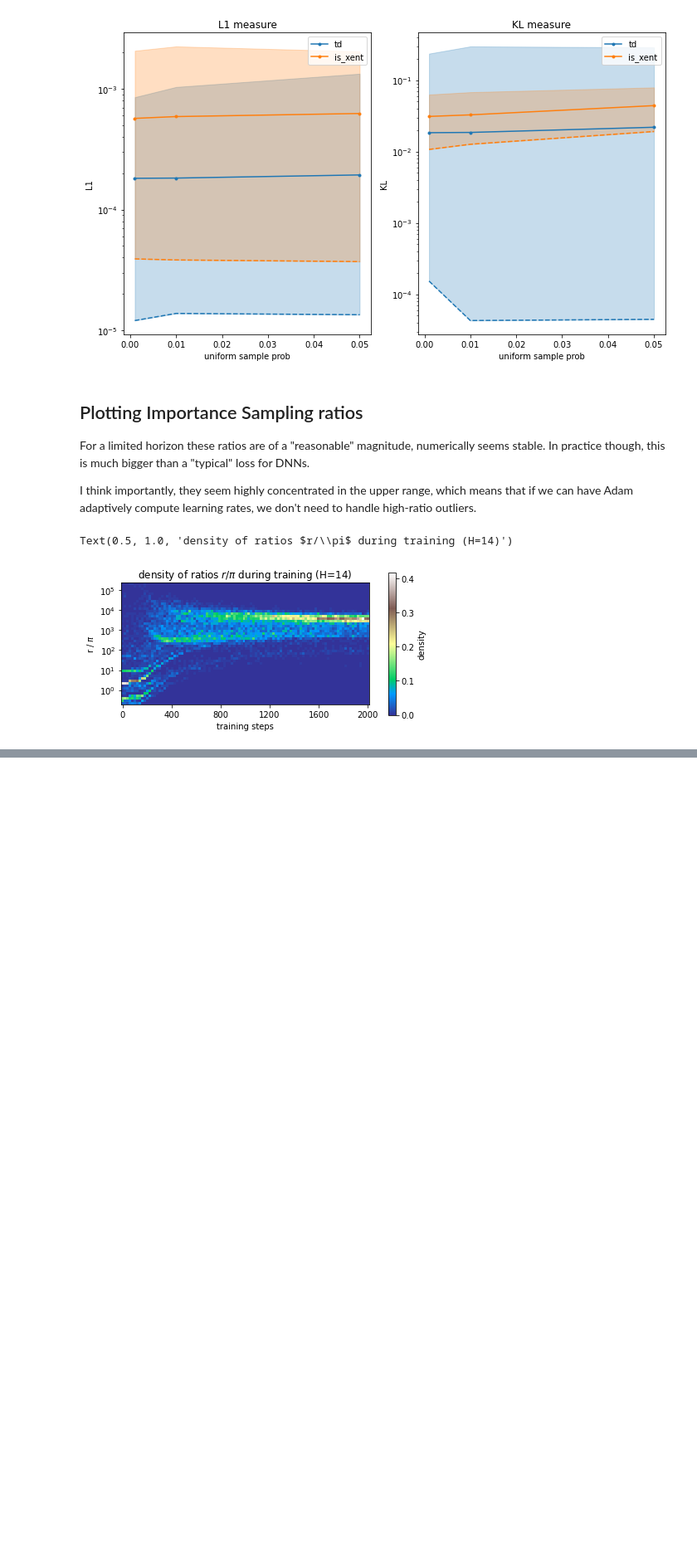
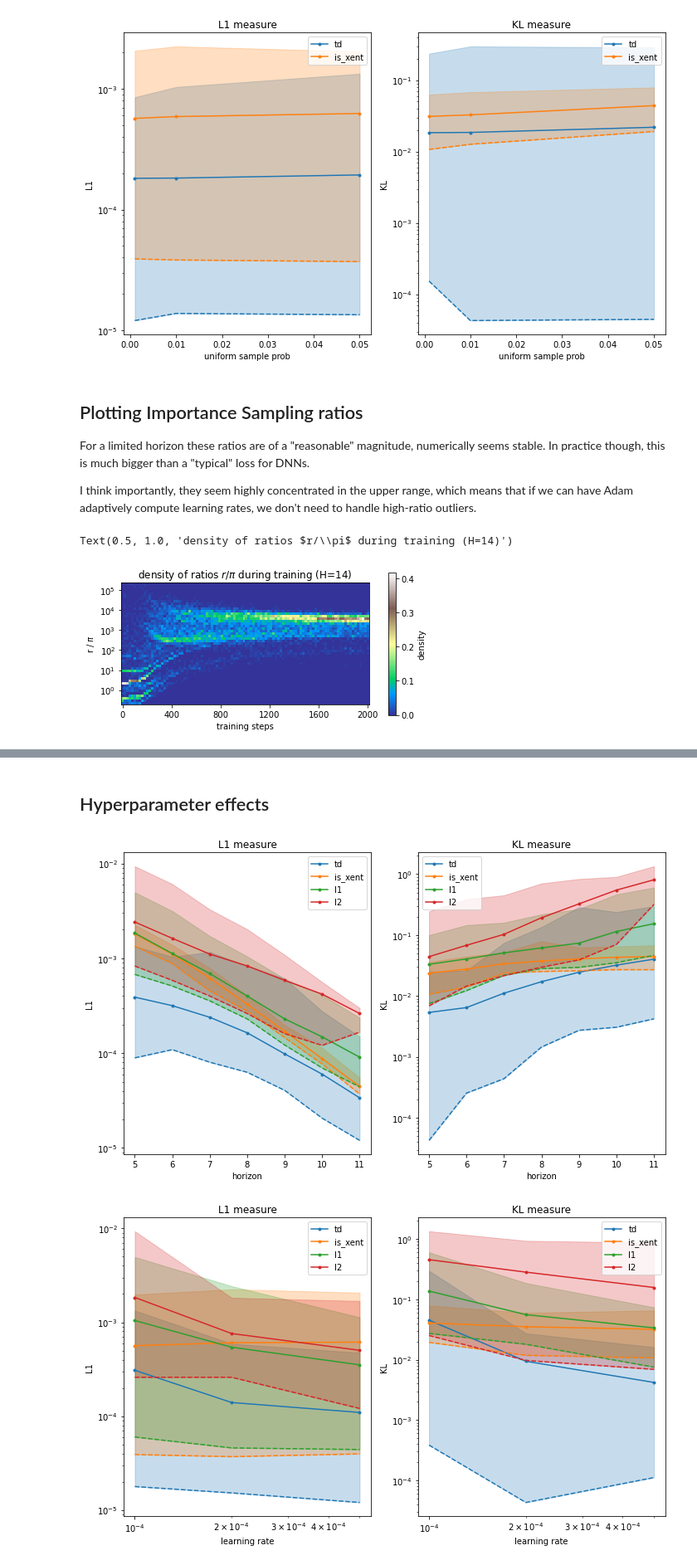
Before and after one commit to MKorablyov/LambdaZero, a Jupyter notebook: LambdaZero/examples/generative_models/toy_1d_plots.ipynb, the cells around one changed output, grey strips where cells are left out. Shown: that part at 83% size. Cells and saved outputs as stored; diff of their text form; code cells hidden in the pictures; blank space fills up the shorter version.

```diff
--- a/LambdaZero/examples/generative_models/toy_1d_plots.ipynb
+++ b/LambdaZero/examples/generative_models/toy_1d_plots.ipynb
@@ -99,0 +199,36 @@ Text(0.5, 1.0, 'density of ratios $r/\\pi$ during training (H=14)')
+# %% [markdown]
+## Hyperparameter effects
+# %%
+xlog_attrs = ['n_hid', 'learning_rate']
+for attr in sorted(list(_attrs)):
+    if f'learning_method {attr}' not in means_by:
+        continue
+    f, ax = pp.subplots(1,2,figsize=(10,6))
+    for j, measure in enumerate(['L1', 'KL']):
+        pp.sca(ax[j])
+        pp.title(f'{measure} measure')
+        xs = sorted(attr_ranges[attr])
+        for method in methods:
+            pts, _xs = zip(*[(j, i)
+                   for i in xs
+                   for j in [
+                       [k for k in means_by[f'learning_method {attr}'][(method, i)][measure]
+                        if np.isfinite(k)]] # removing failed runs, not necessarily a good idea...
+                    if len(j)])
+            ys = f32([np.mean(i) for i in pts])
+            ts = f32([np.max(i) for i in pts])
+            bs = f32([np.min(i) if len(i) else np.nan for i in pts])
+            l, = pp.plot(_xs, ys, label=method, marker='o', ms=3)
+            pp.fill_between(_xs, ts, bs, color=l.get_c(), alpha=0.25)
+            pp.plot(_xs, bs, ls='--', color=l.get_c())
+        pp.legend()
+        pp.ylabel(measure)
+        pp.xlabel(attr.replace('_', ' '))
+        pp.yscale('log')
+        if attr in xlog_attrs:
+            pp.xscale('log')
+
+    pp.tight_layout()
+# %% [output]
+[figure, added]
+[figure, added]
```
Also changed, not shown: parts of 9 cells of this notebook.
